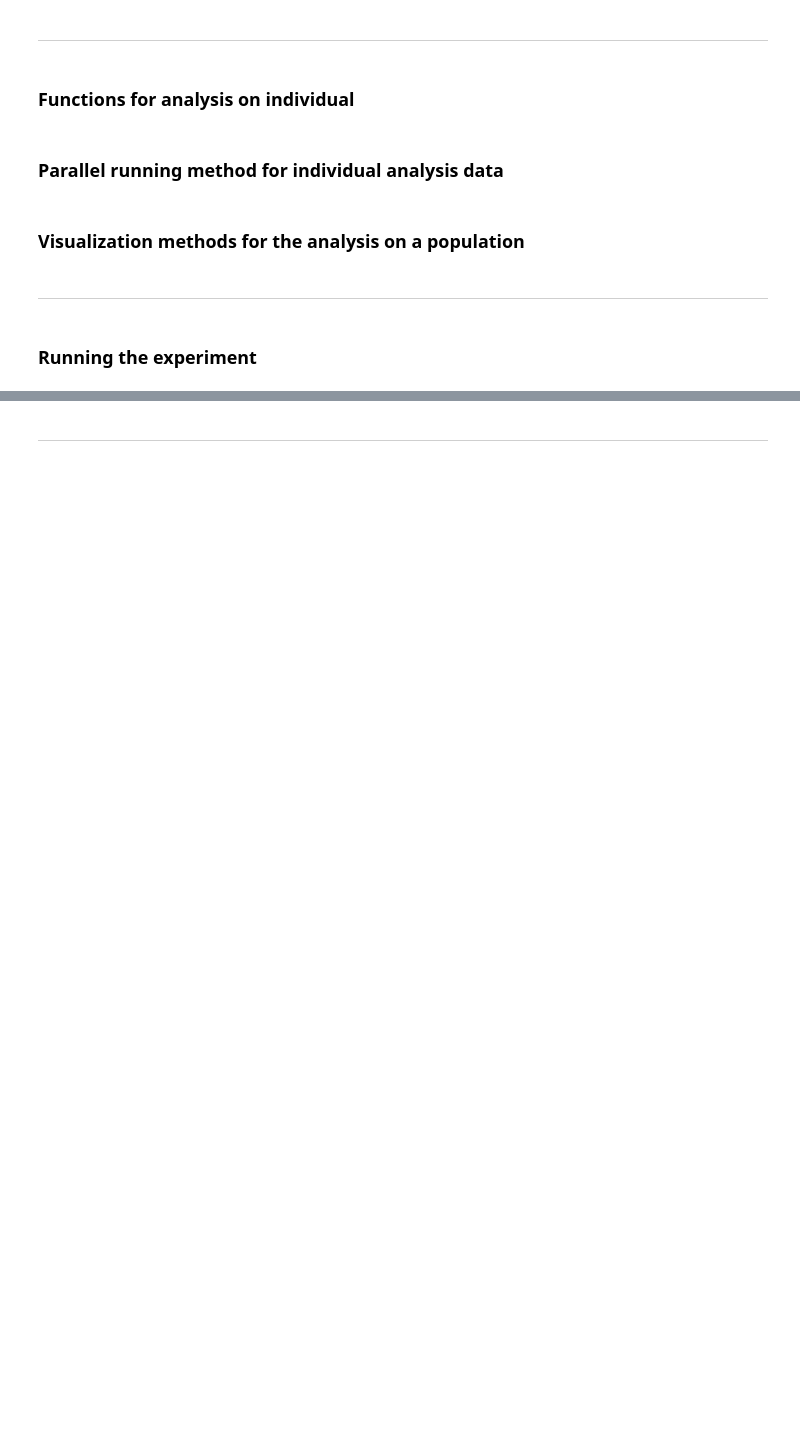
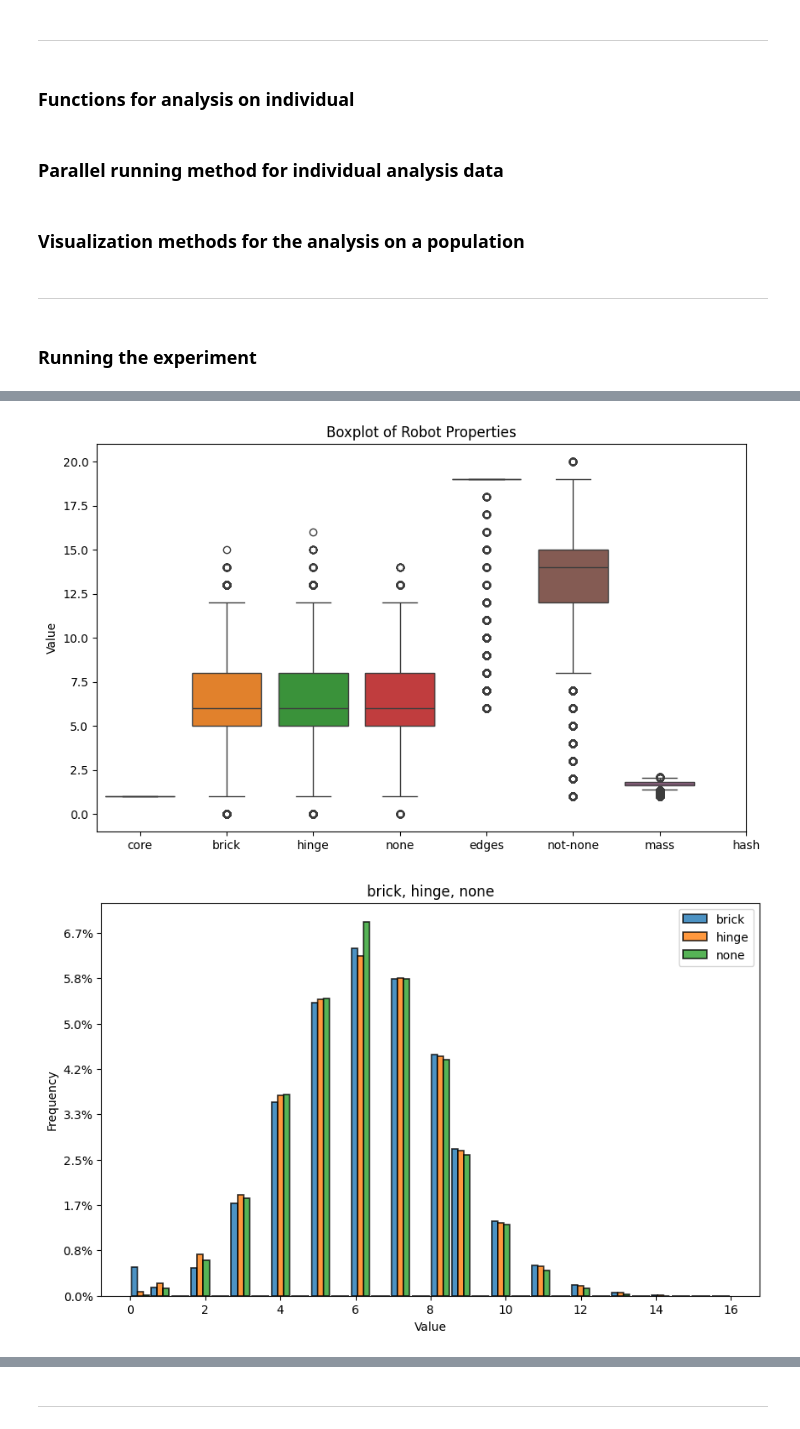
Before and after one commit to salomepoulain/ariel-zoo, a Jupyter notebook: experiments/random_population_test.ipynb, the cells around one changed output, grey strips where cells are left out. Saved outputs shown, nothing was run; the diff lists cells and outputs as text; code cells hidden in the pictures; blank space fills up the shorter version.

Commit message:
parallelization doesnt work with seed. create the visualizer as a class. added attribute counts method

```diff
--- a/experiments/random_population_test.ipynb
+++ b/experiments/random_population_test.ipynb
@@ -207,12 +205,28 @@ def analyze_mass(individual: DiGraph) -> dict[str, float]:
     total_mass = core_mass + brick_tot_mass + hinge_tot_mass
     return {"mass": total_mass}
+# %%
+def analyze_json_hash(individual: DiGraph) -> dict[str, str]:
+    """Return a SHA-256 hash of a deterministic representation of the graph."""
+    # Collect nodes and edges with attributes, sorted for determinism
+    nodes = sorted([(n, dict(individual.nodes[n])) for n in individual.nodes()])
+    edges = sorted([
+        (u, v, dict(individual.edges[u, v])) for u, v in individual.edges()
+    ])
+    # Create a canonical dict
+    canonical = {"nodes": nodes, "edges": edges}
+    # Hash the canonical JSON string
+    hash_string = sha256(
+        json.dumps(canonical, sort_keys=True).encode("utf-8"),
+    ).hexdigest()
+    return {"hash": hash_string}
 # %% [markdown]
 ### Parallel running method for individual analysis data
 # %%
-def analyze_individual(analyzers, num_modules=None):
+def analyze_individual(
+    analyzers: Callable[[DiGraph], dict[str, Any]], num_modules=None,
+):
     individual = generate_body(num_modules) if num_modules else generate_body()
-    results = {}
-    results["population"] = [individual]
+    results = {"population": [individual]}
     for analyzer in analyzers:
         results.update(analyzer(individual))
     return results
@@ -226,7 +240,10 @@ def analyze_population(
     n_jobs: int = -1,
 ) -> tuple[dict[str, Any], list[DiGraph]]:
     if analyzers is None:
-        analyzers = [get_counts, analyze_mass]
+        analyzers = [analyze_module_counts, analyze_mass, analyze_json_hash]
+
+    if n_jobs != 1:
+        raise NotImplementedError
 
     if n_jobs == -1:
         available_cpus = os.cpu_count()
@@ -237,7 +254,7 @@ def analyze_population(
         else:
             n_jobs = 1
 
-    console.log(f"Using {n_jobs} cpus")
+    console.log(f"Using {n_jobs} cpu(s)")
     console.log(f"Starting analysis of {population_size} individuals...")
 
     # Parallel execution with progress bar
@@ -245,11 +262,13 @@ def analyze_population(
         results = parallel(
             delayed(analyze_individual)(analyzers)
             for _ in track(
-                range(population_size), description="Analyzing population"
+                range(population_size),
+                description="Analyzing population",
             )
         )
 
     properties_dict = defaultdict(list)
+    # cast(results, dict)
     for result in results:
         for key, value in result.items():
             properties_dict[key].append(value)
@@ -262,7 +281,8 @@ def analyze_population(
 ### Visualization methods for the analysis on a population
 # %%
 def create_boxplot_from_dict(
-    properties_dict: dict[str, Any], keys: list[str] | None = None
+    properties_dict: dict[str, Any],
+    keys: list[str] | None = None,
 ) -> None:
     # If no keys provided, plot all except 'population'
     if keys is None:
@@ -385,4 +476,5 @@ def statistical_data_from_dict(
 # %% [markdown]
 ### Running the experiment
 # %%
-properties_dict, population = analyze_population(100_000)
+# set n_jobs = 1 to not use parallelization. MUST be used rn
+properties_dict, population = analyze_population(100_000, n_jobs=1)
@@ -389,9 +487,11 @@ properties_dict, population = analyze_population(100_000)
 # %%
 create_boxplot_from_dict(properties_dict)
 
 create_histogram_from_dict(properties_dict, keys=["brick", "hinge", "none"])
 create_histogram_from_dict(properties_dict, keys=["not-none"])
 create_histogram_from_dict(properties_dict, keys=["mass"])
 create_histogram_from_dict(properties_dict, keys=["edges"])
-
-stats_df = statistical_data_from_dict(properties_dict)
+create_histogram_from_dict(properties_dict, keys=["hash"])
+# %% [output]
+[figure, added]
+[figure, added]
```
Also changed, not shown: parts of 28 cells of this notebook.
